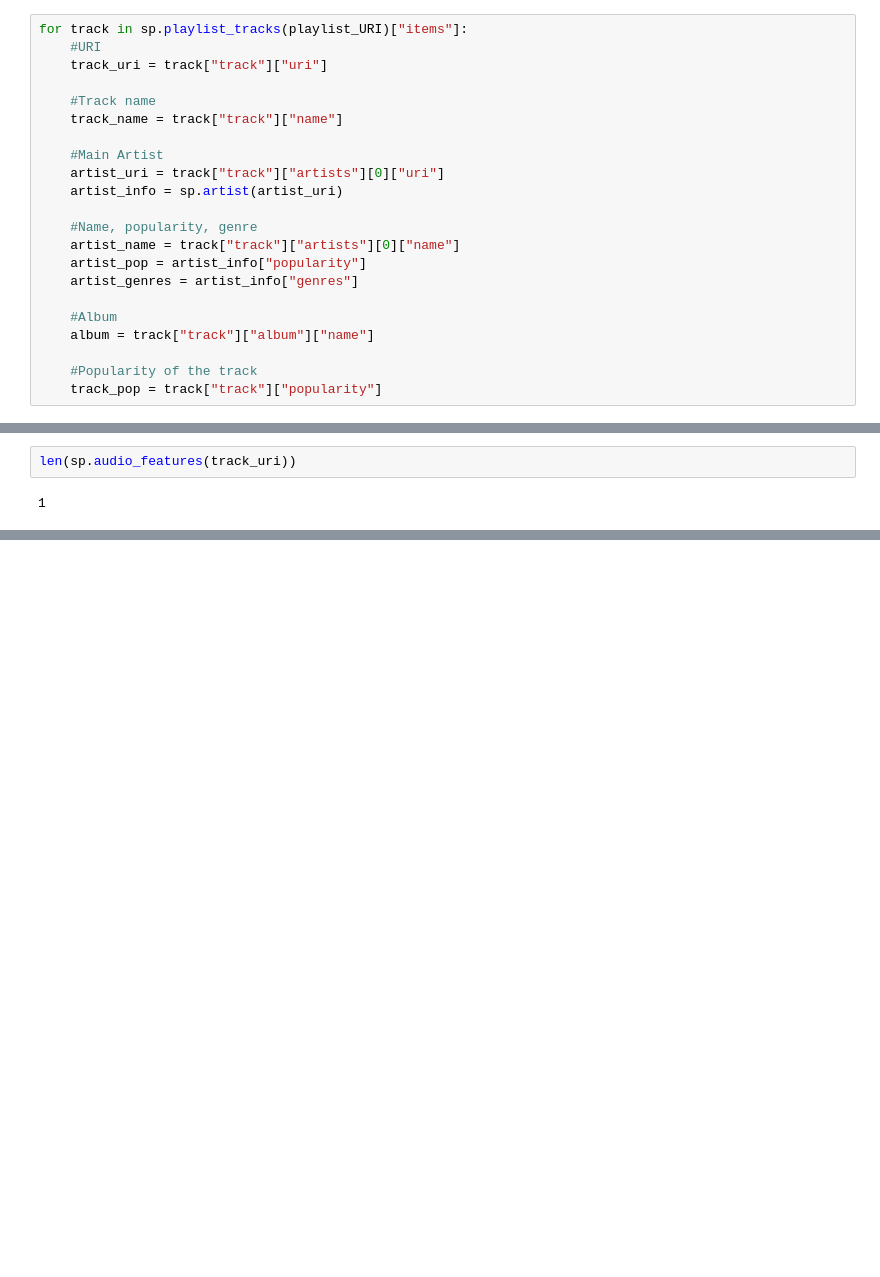
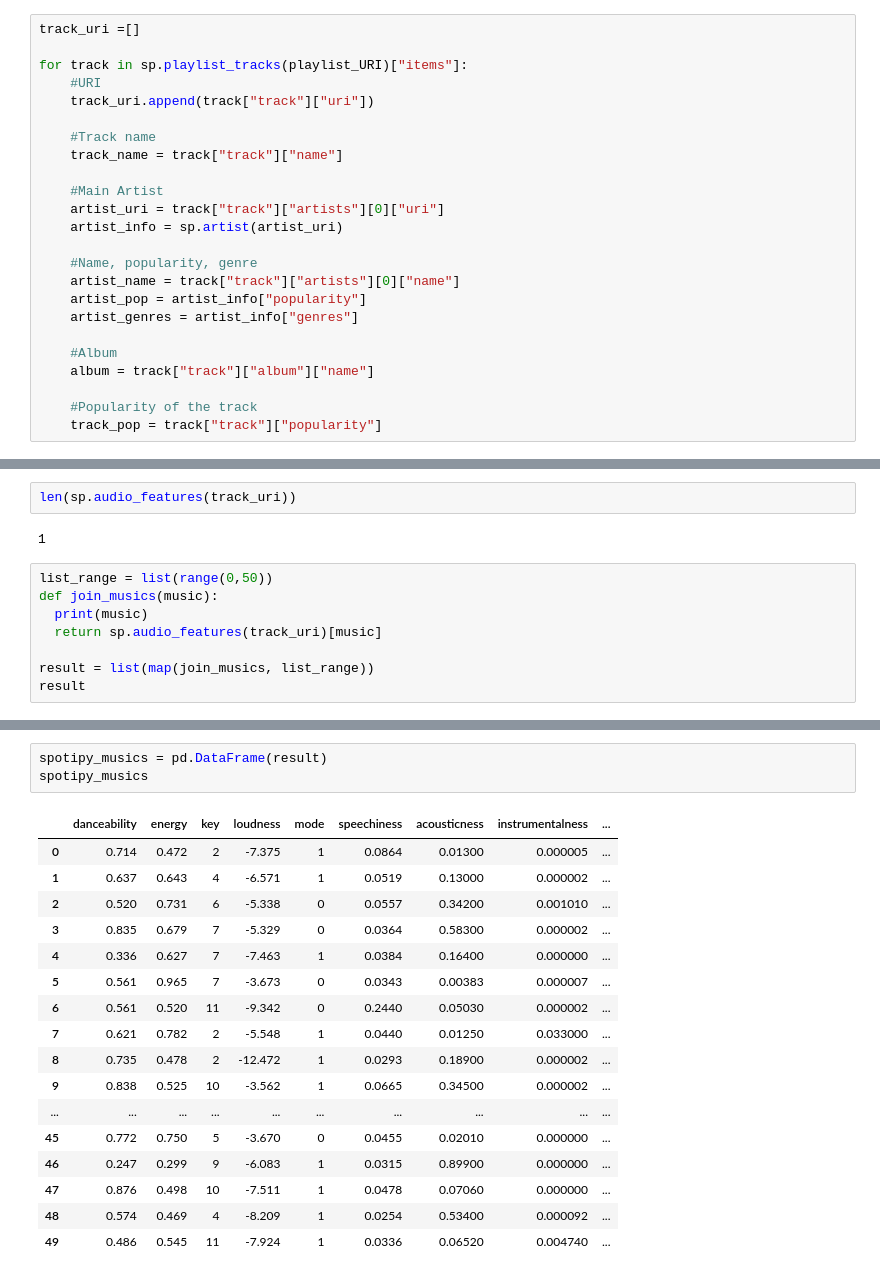
Before and after one commit to Sebastiao199/Project4WebScrapStats, a Jupyter notebook: spotify_sebastiao.ipynb, the cells around one changed output, grey strips where cells are left out. Drawn from its saved outputs; the diff is of its cells as text; blank space fills up the shorter version.

```diff
--- a/spotify_sebastiao.ipynb
+++ b/spotify_sebastiao.ipynb
@@ -249,7 +256,9 @@ track_uris = [x["track"]["uri"] for x in sp.playlist_tracks(playlist_URI)["items
 # %%
+track_uri =[]
+
 for track in sp.playlist_tracks(playlist_URI)["items"]:
     #URI
-    track_uri = track["track"]["uri"]
+    track_uri.append(track["track"]["uri"])
 
     #Track name
     track_name = track["track"]["name"]
@@ -293,3 +323,11 @@ sp.audio_features(track_uri)[0]
 len(sp.audio_features(track_uri))
 # %% [output]
 1
+# %%
+list_range = list(range(0,50))
+def join_musics(music):
+  print(music)
+  return sp.audio_features(track_uri)[music]
+
+result = list(map(join_musics, list_range))
+result
@@ -295,0 +369,21 @@ len(sp.audio_features(track_uri))
+# %%
+spotipy_musics = pd.DataFrame(result)
+spotipy_musics
+# %% [output]
+|  | danceability | energy | key | loudness | mode | speechiness | acousticness | instrumentalness | ... |
+| 0 | 0.714 | 0.472 | 2 | -7.375 | 1 | 0.0864 | 0.01300 | 0.000005 | ... |
+| 1 | 0.637 | 0.643 | 4 | -6.571 | 1 | 0.0519 | 0.13000 | 0.000002 | ... |
+| 2 | 0.520 | 0.731 | 6 | -5.338 | 0 | 0.0557 | 0.34200 | 0.001010 | ... |
+| 3 | 0.835 | 0.679 | 7 | -5.329 | 0 | 0.0364 | 0.58300 | 0.000002 | ... |
+| 4 | 0.336 | 0.627 | 7 | -7.463 | 1 | 0.0384 | 0.16400 | 0.000000 | ... |
+| 5 | 0.561 | 0.965 | 7 | -3.673 | 0 | 0.0343 | 0.00383 | 0.000007 | ... |
+| 6 | 0.561 | 0.520 | 11 | -9.342 | 0 | 0.2440 | 0.05030 | 0.000002 | ... |
+| 7 | 0.621 | 0.782 | 2 | -5.548 | 1 | 0.0440 | 0.01250 | 0.033000 | ... |
+| 8 | 0.735 | 0.478 | 2 | -12.472 | 1 | 0.0293 | 0.18900 | 0.000002 | ... |
+| 9 | 0.838 | 0.525 | 10 | -3.562 | 1 | 0.0665 | 0.34500 | 0.000002 | ... |
+| ... | ... | ... | ... | ... | ... | ... | ... | ... | ... |
+| 45 | 0.772 | 0.750 | 5 | -3.670 | 0 | 0.0455 | 0.02010 | 0.000000 | ... |
+| 46 | 0.247 | 0.299 | 9 | -6.083 | 1 | 0.0315 | 0.89900 | 0.000000 | ... |
+| 47 | 0.876 | 0.498 | 10 | -7.511 | 1 | 0.0478 | 0.07060 | 0.000000 | ... |
+| 48 | 0.574 | 0.469 | 4 | -8.209 | 1 | 0.0254 | 0.53400 | 0.000092 | ... |
+| 49 | 0.486 | 0.545 | 11 | -7.924 | 1 | 0.0336 | 0.06520 | 0.004740 | ... |
```
Also changed, not shown: parts of 5 cells of this notebook.
